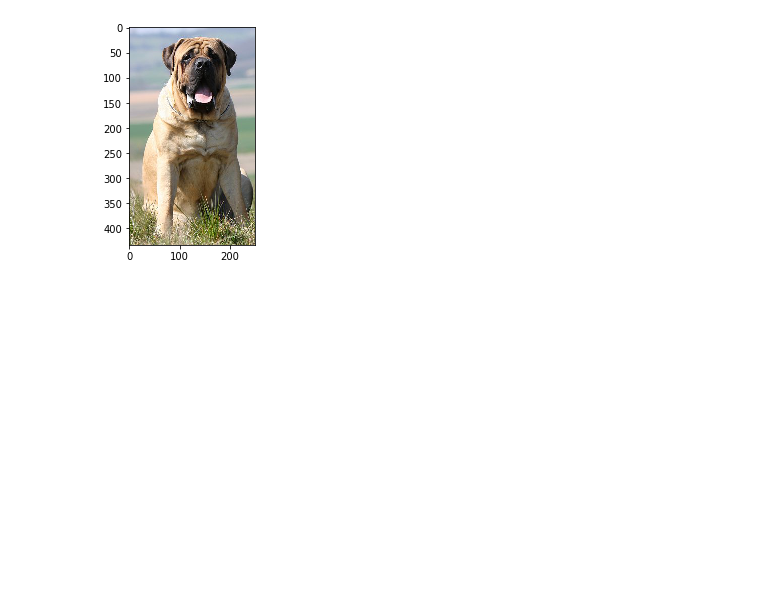
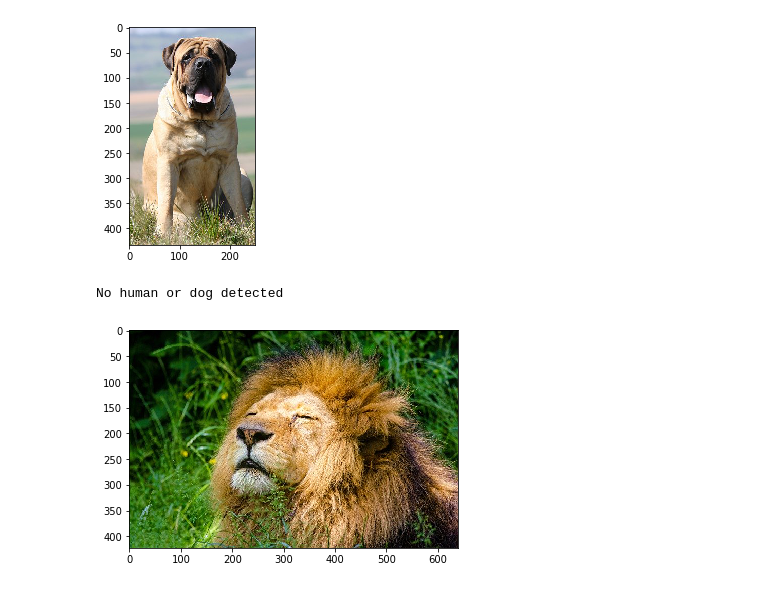
Before and after one commit to Rawan-Alharbi/Dog-breed-classifier, a Jupyter notebook: dog_app.ipynb, the cells around one changed output. Cells and saved outputs as stored; diff of their text form; code cells hidden in the pictures; blank space fills up the shorter version.

Commit message:
Add separate data loader, perform more test
Add separate data loader for train, validation and test.
Perform test on more images.

```diff
--- a/dog_app.ipynb
+++ b/dog_app.ipynb
@@ -366,15 +366,19 @@ test_dir = os.path.join(data_dir, 'test')
 
 
 
-data_transform = transforms.Compose([transforms.Resize(256),
+train_transform = transforms.Compose([transforms.Resize(256, 256),
                                     transforms.CenterCrop(224),
                                      transforms.RandomHorizontalFlip(),
                                      transforms.ToTensor(),
                                      transforms.Normalize(mean=[0.485, 0.456, 0.406], std=[0.229, 0.224, 0.225])])
 
-train_data = datasets.ImageFolder(train_dir, transform=data_transform)
-valid_data = datasets.ImageFolder(valid_dir, transform=data_transform)
-test_data = datasets.ImageFolder(test_dir, transform=data_transform)
+valid_transform = transforms.Compose([transforms.Resize(256, 256),
+                                    transforms.CenterCrop(224),
+                                     transforms.ToTensor()])
+
+train_data = datasets.ImageFolder(train_dir, transform=train_transform)
+valid_data = datasets.ImageFolder(valid_dir, transform=valid_transform)
+test_data = datasets.ImageFolder(test_dir, transform=valid_transform)
 
 
 # define dataloader parameters
@@ -386,10 +390,10 @@ train_loader = torch.utils.data.DataLoader(train_data, batch_size=batch_size,
                                            num_workers=num_workers, shuffle=True)
 
 valid_loader = torch.utils.data.DataLoader(valid_data, batch_size=batch_size,
-                                           num_workers=num_workers, shuffle=True)
+                                           num_workers=num_workers, shuffle=False)
 
 test_loader = torch.utils.data.DataLoader(test_data, batch_size=batch_size,
-                                          num_workers=num_workers, shuffle=True)
+                                          num_workers=num_workers, shuffle=False)
 
 loaders_scratch = {'train': train_loader,
                   'valid': valid_loader,
@@ -760,6 +764,7 @@ def predict_breed_transfer(img_path):
     if use_cuda:
         img = img.cuda()
 
+    model.eval()
     idx = torch.argmax(model_transfer(img))
 
     return class_names[idx]
@@ -814,6 +819,7 @@ def run_app(img_path):
         show_image(img_path)
     else:
         print('No human or dog detected')
+        show_image(img_path)
 # %% [markdown]
 ---
 <a id='step6'></a>
@@ -856,3 +863,8 @@ The predicted dog breed is:  Bullmastiff
 [figure]
 The predicted dog breed is:  Bullmastiff
 [figure]
+# %%
+run_app('images/african-lion-951778_640.jpg')
+# %% [output]
+No human or dog detected
+[figure, added]
```
Also changed, not shown: parts of 3 cells of this notebook.
